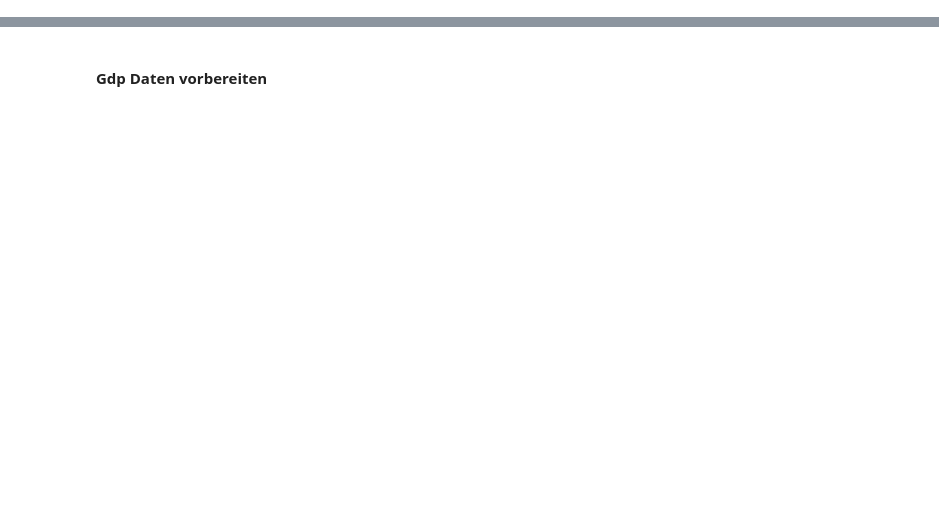
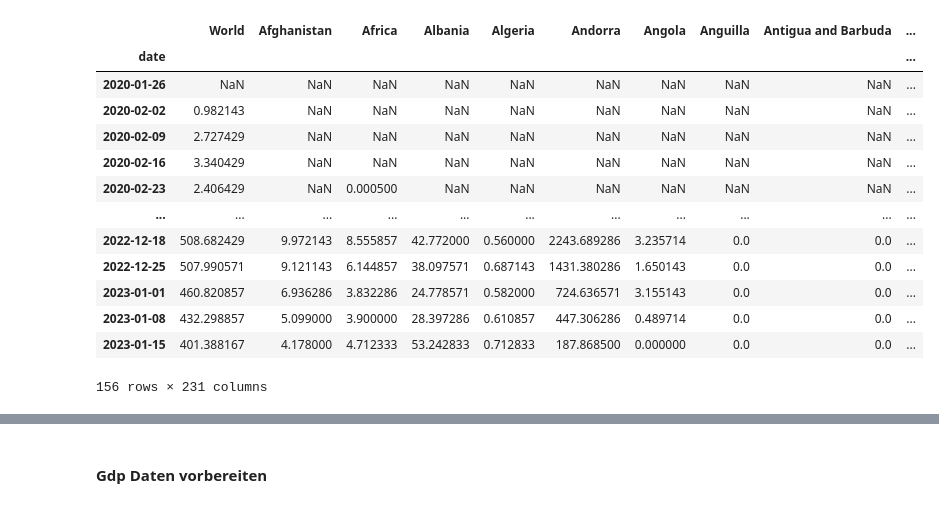
Before and after one commit to moshchev/smart_data, a Jupyter notebook: analyse.ipynb, the cells around one changed output, grey strips where cells are left out. Cells and saved outputs as stored; diff of their text form; code cells hidden in the pictures; blank space fills up the shorter version.

```diff
--- a/analyse.ipynb
+++ b/analyse.ipynb
@@ -6,0 +29,3 @@ test
+# %%
+weekly_new_raw = pd.read_csv('weekly_cases_per_million.csv')
+weekly_new_raw.iloc[1000::]
@@ -6,0 +46,20 @@ test
+# %%
+weekly_new_raw['date'] = pd.to_datetime(weekly_new_raw['date'])
+# %%
+week = weekly_new_raw.groupby(by=[pd.Grouper(key='date', freq='W')]).mean()
+week
+# %% [output]
+|  | World | Afghanistan | Africa | Albania | Algeria | Andorra | Angola | Anguilla | Antigua and Barbuda | ... |
+| date |  |  |  |  |  |  |  |  |  | ... |
+| 2020-01-26 | NaN | NaN | NaN | NaN | NaN | NaN | NaN | NaN | NaN | ... |
+| 2020-02-02 | 0.982143 | NaN | NaN | NaN | NaN | NaN | NaN | NaN | NaN | ... |
+| 2020-02-09 | 2.727429 | NaN | NaN | NaN | NaN | NaN | NaN | NaN | NaN | ... |
+| 2020-02-16 | 3.340429 | NaN | NaN | NaN | NaN | NaN | NaN | NaN | NaN | ... |
+| 2020-02-23 | 2.406429 | NaN | 0.000500 | NaN | NaN | NaN | NaN | NaN | NaN | ... |
+| ... | ... | ... | ... | ... | ... | ... | ... | ... | ... | ... |
+| 2022-12-18 | 508.682429 | 9.972143 | 8.555857 | 42.772000 | 0.560000 | 2243.689286 | 3.235714 | 0.0 | 0.0 | ... |
+| 2022-12-25 | 507.990571 | 9.121143 | 6.144857 | 38.097571 | 0.687143 | 1431.380286 | 1.650143 | 0.0 | 0.0 | ... |
+| 2023-01-01 | 460.820857 | 6.936286 | 3.832286 | 24.778571 | 0.582000 | 724.636571 | 3.155143 | 0.0 | 0.0 | ... |
+| 2023-01-08 | 432.298857 | 5.099000 | 3.900000 | 28.397286 | 0.610857 | 447.306286 | 0.489714 | 0.0 | 0.0 | ... |
+| 2023-01-15 | 401.388167 | 4.178000 | 4.712333 | 53.242833 | 0.712833 | 187.868500 | 0.000000 | 0.0 | 0.0 | ... |
+156 rows × 231 columns
```
Also changed, not shown: parts of 92 cells of this notebook.
